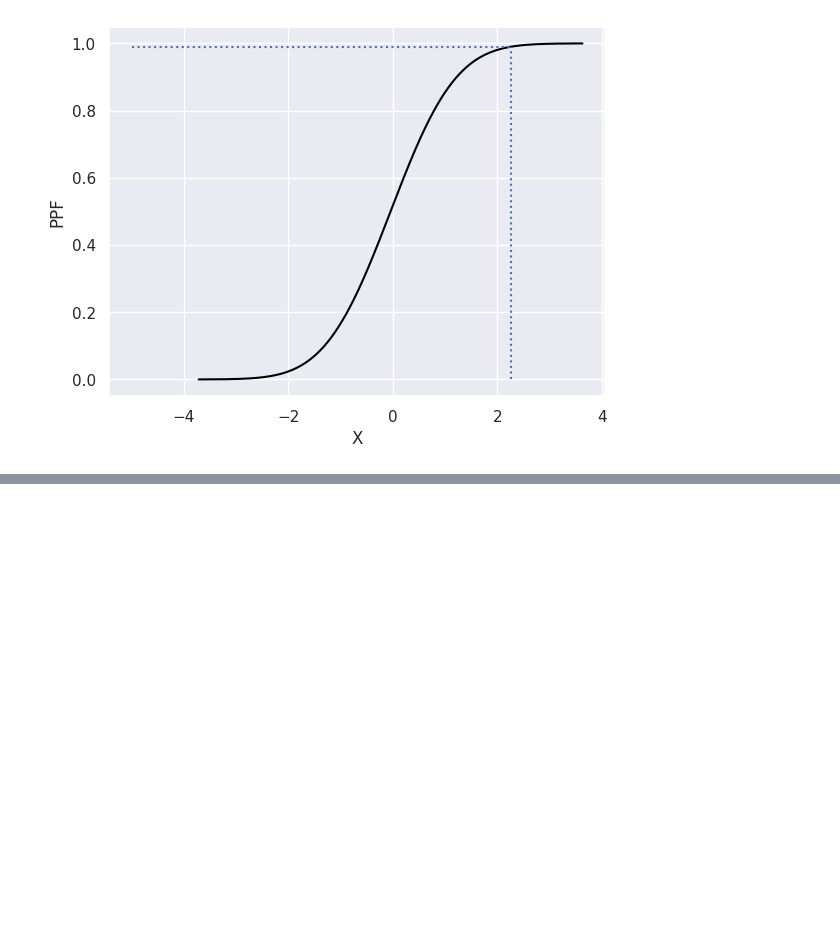
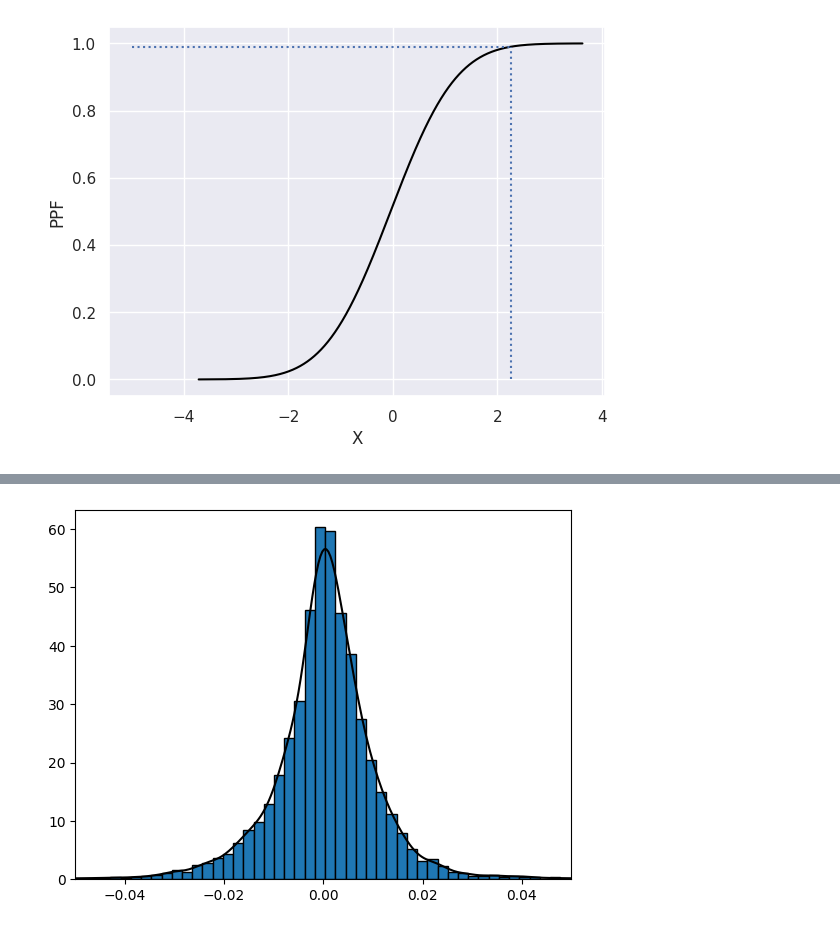
Before and after one commit to kiplimock/ml-basics, a Jupyter notebook: statistics.ipynb, the cells around one changed output, grey strips where cells are left out. Cells and saved outputs as stored; diff of their text form; code cells hidden in the pictures; blank space fills up the shorter version.

Commit message:
kde distribution

```diff
--- a/statistics.ipynb
+++ b/statistics.ipynb
@@ -122,0 +142,12 @@ Text(0, 0.5, 'PPF')
+# %%
+kde = stats.gaussian_kde(pct)
+u = np.linspace(-.1, .1, 500)
+v = kde.evaluate(u)
+
+# superimpose the kde distribution curve over the histogram
+count, bins, patches = plt.hist(pct, bins=100, density=True, edgecolor='Black')
+plt.plot(u, v, 'k')
+plt.xlim(-.05, .05)
+plt.show()
+# %% [output]
+[figure, added]
```
Also changed, not shown: parts of 5 cells of this notebook, 1 other file.
